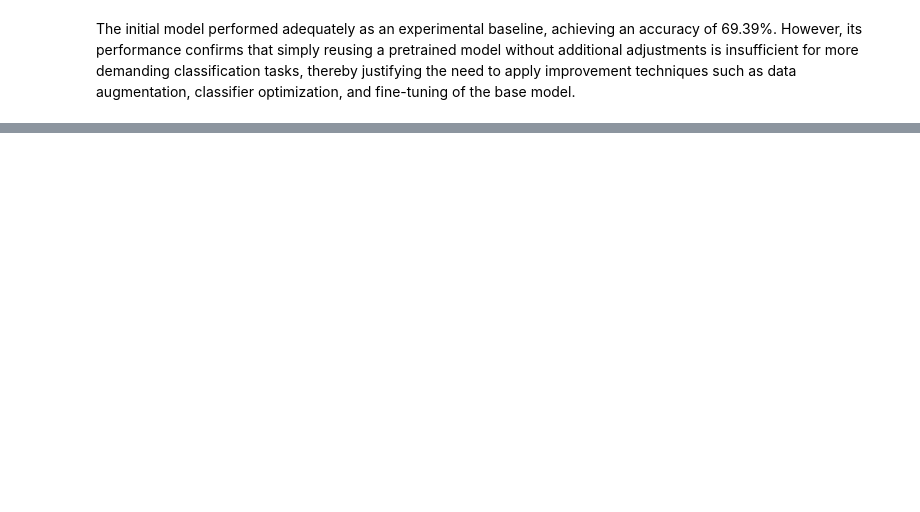
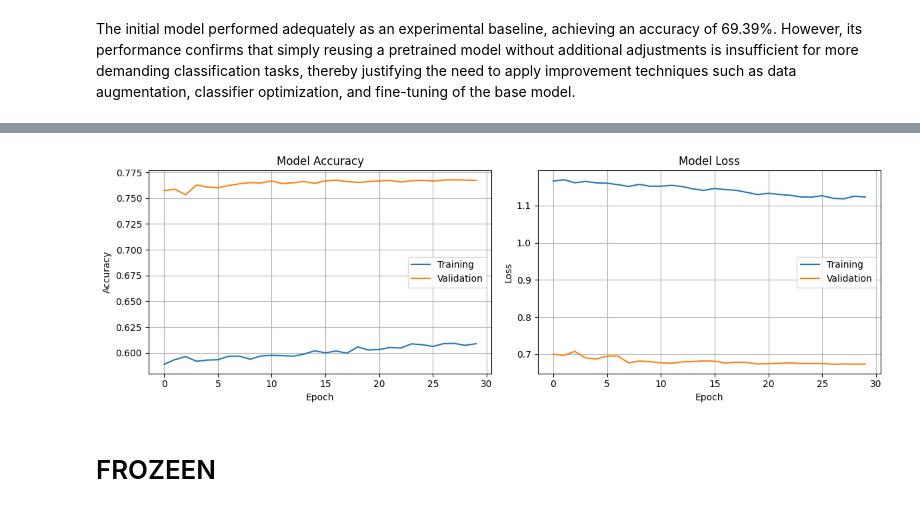
Before and after one commit to HelenaGomezV/project-deep-learning-image-classification-with-cnn-and-transfer-learning, a Jupyter notebook: image_clasification_inception.ipynb, the cells around one changed output, grey strips where cells are left out. Drawn from its saved outputs; the diff is of its cells as text; code cells hidden in the pictures; blank space fills up the shorter version.

```diff
--- a/image_clasification_inception.ipynb
+++ b/image_clasification_inception.ipynb
@@ -622,7 +653,7 @@ callbacks = [
     ReduceLROnPlateau(patience=4, factor=0.3)
 ]
 
-history_4  = model.fit(
+history_inception_1  = model_inception_1.fit(
     X_train_inc,
     y_train_cat,
     validation_split=0.2,
@@ -635,26 +684,30 @@ print("Test accuracy:", test_acc)
 # %%
 plt.figure(figsize=(12, 4))
 
 plt.subplot(1, 2, 1)
-plt.plot(history_4.history['accuracy'], label='Training')
-plt.plot(history_4.history['val_accuracy'], label='Validation')
+plt.plot(history_inception_1.history['accuracy'], label='Training')
+plt.plot(history_inception_1.history['val_accuracy'], label='Validation')
 plt.xlabel('Epoch')
 plt.ylabel('Accuracy')
 plt.title('Model Accuracy')
 plt.legend()
 plt.grid(True)
 
 plt.subplot(1, 2, 2)
-plt.plot(history_4.history['loss'], label='Training')
-plt.plot(history_4.history['val_loss'], label='Validation')
+plt.plot(history_inception_1.history['loss'], label='Training')
+plt.plot(history_inception_1.history['val_loss'], label='Validation')
 plt.xlabel('Epoch')
 plt.ylabel('Loss')
 plt.title('Model Loss')
 plt.legend()
 plt.grid(True)
 
 plt.tight_layout()
 plt.show()
+# %% [output]
+[figure, added]
+# %% [markdown]
+# FROZEEN
 # %%
 base_model.trainable = True
 
```
Also changed, not shown: parts of 9 cells of this notebook.
